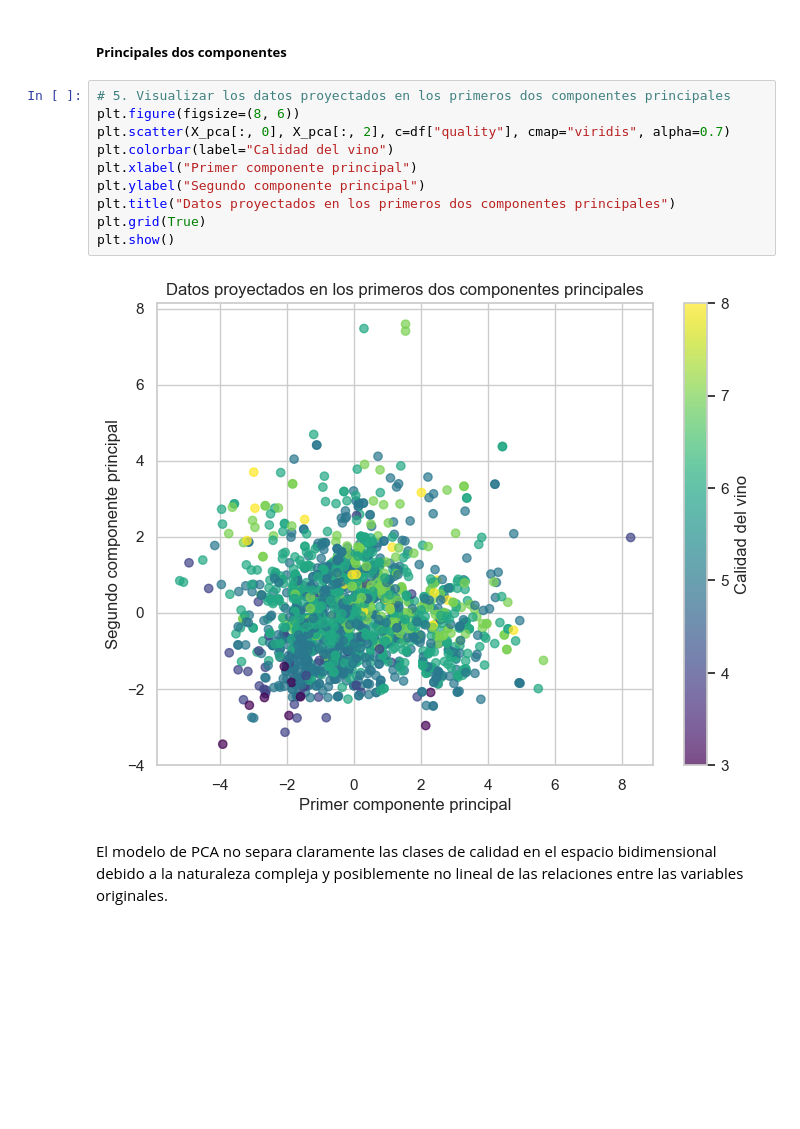
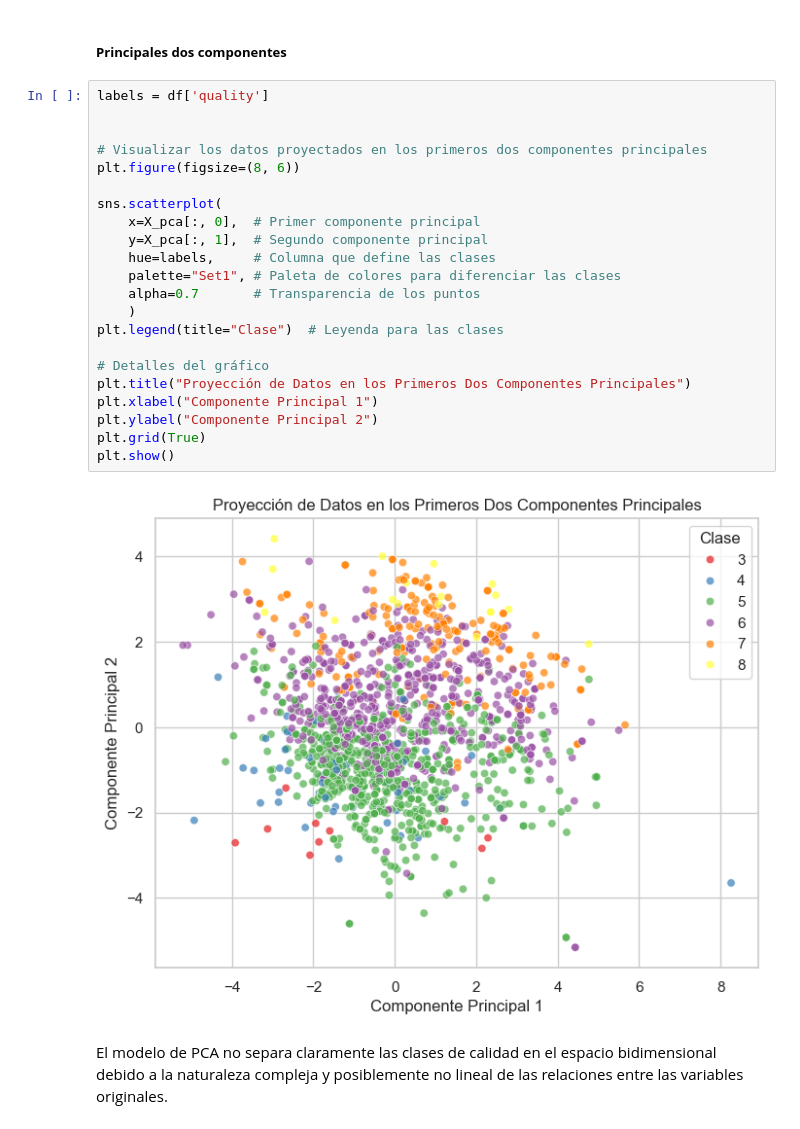
Before and after one commit to gillopy/PCA-Core-, a Jupyter notebook: Reducción de dimensionalidad - PCA (Core).ipynb, the cells around one changed output. Drawn from its saved outputs; the diff is of its cells as text; blank space fills up the shorter version.

```diff
--- a/Reducción de dimensionalidad - PCA (Core).ipynb
+++ b/Reducción de dimensionalidad - PCA (Core).ipynb
@@ -459,18 +459,30 @@ Se observa que aproximadamente 8 componentes explican el 90% de la variabilidad
 Más allá del octavo componente, la ganancia adicional de varianza explicada se reduce significativamente
 # %% [markdown]
 ##### **Principales dos componentes**
-# %%
-# 5. Visualizar los datos proyectados en los primeros dos componentes principales
-plt.figure(figsize=(8, 6))
-plt.scatter(X_pca[:, 0], X_pca[:, 2], c=df["quality"], cmap="viridis", alpha=0.7)
-plt.colorbar(label="Calidad del vino")
-plt.xlabel("Primer componente principal")
-plt.ylabel("Segundo componente principal")
-plt.title("Datos proyectados en los primeros dos componentes principales")
-plt.grid(True)
-plt.show()
-# %% [output]
-[figure, removed]
+# %%
+labels = df['quality']
+
+
+# Visualizar los datos proyectados en los primeros dos componentes principales
+plt.figure(figsize=(8, 6))
+
+sns.scatterplot(
+    x=X_pca[:, 0],  # Primer componente principal
+    y=X_pca[:, 1],  # Segundo componente principal
+    hue=labels,     # Columna que define las clases
+    palette="Set1", # Paleta de colores para diferenciar las clases
+    alpha=0.7       # Transparencia de los puntos
+    )
+plt.legend(title="Clase")  # Leyenda para las clases
+
+# Detalles del gráfico
+plt.title("Proyección de Datos en los Primeros Dos Componentes Principales")
+plt.xlabel("Componente Principal 1")
+plt.ylabel("Componente Principal 2")
+plt.grid(True)
+plt.show()
+# %% [output]
+[figure, added]
 # %% [markdown]
 El modelo de PCA no separa claramente las clases de calidad en el espacio bidimensional debido a la naturaleza compleja y posiblemente no lineal de las relaciones entre las variables originales.
 # %% [markdown]
```
